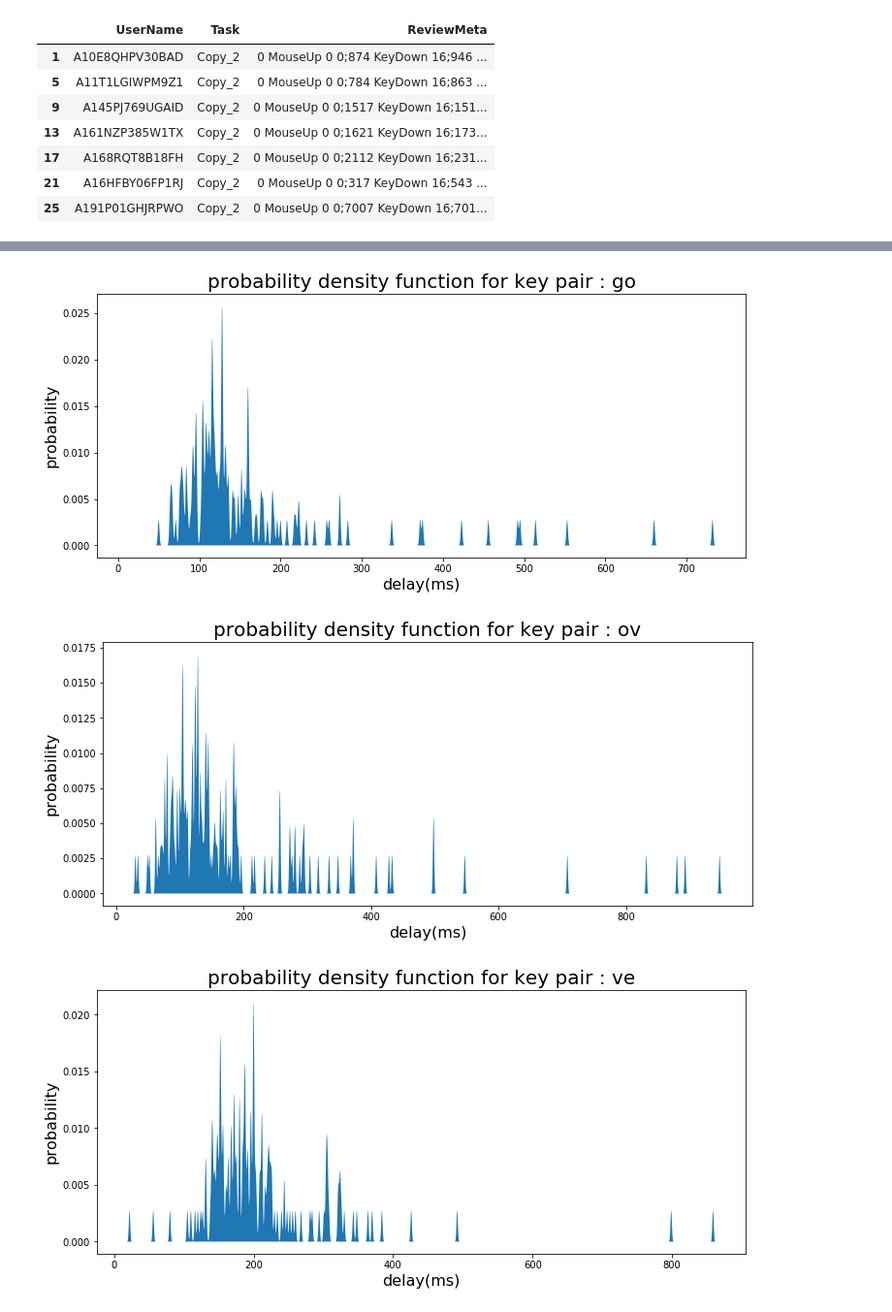
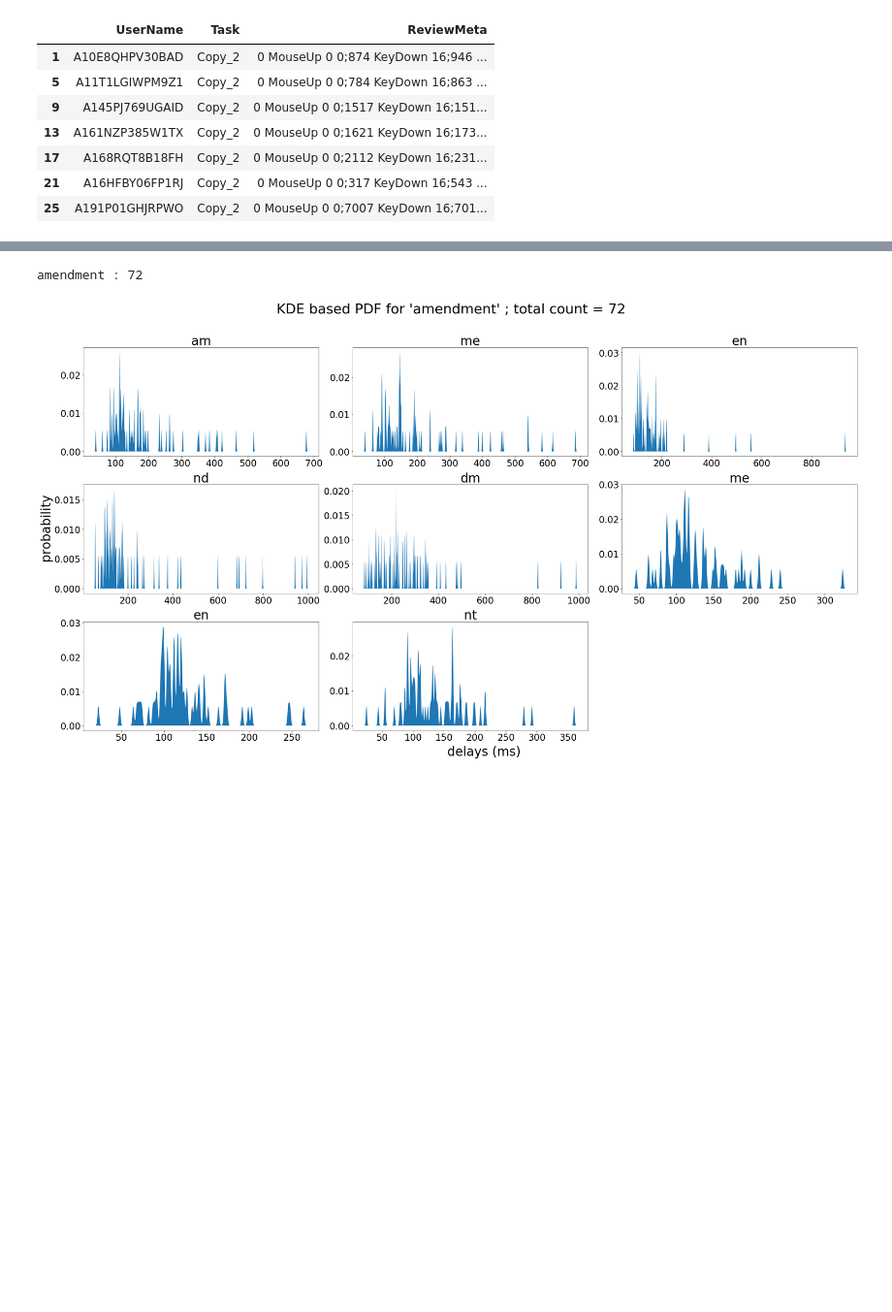
Before and after one commit to sigmaroles/keystroke-chunking, a Jupyter notebook: guncontrol_kde_pdf.ipynb, the cells around one changed output, grey strips where cells are left out. Shown: that part at 97% size. Drawn from its saved outputs; the diff is of its cells as text; code cells hidden in the pictures; blank space fills up the shorter version.

```diff
--- a/guncontrol_kde_pdf.ipynb
+++ b/guncontrol_kde_pdf.ipynb
@@ -50,38 +32,62 @@ government : 145
 # %%
+phrase = "amendment"
+
+phrase_delays = []
+
+for textIndex in range(df_filtered.shape[0]):
+    rawkd = df_filtered['ReviewMeta'].iloc[textIndex]
+    phrase_keys = get_phrases_from_rawkd(rawkd, phrase)
+    this_delays = [keypress2delays(phrase, k) for k in phrase_keys]
+
+    phrase_delays.extend(this_delays)
+
+
+phrase_delays = np.array(phrase_delays)
+print ("{} : {}".format(phrase, len(phrase_delays)))
+
+
+# ======================================
+
 models = [KernelDensity() for  x in range(phrase_delays.shape[1])]
-# for each key in the typed word..build a model
+# for each keypair in the typed word..build a model
 for i in range(phrase_delays.shape[1]):
     models[i].fit(phrase_delays[:,i].reshape(-1,1))
 
+keypairs = list(map(lambda x: x[0]+x[1], zip(phrase, phrase[1:])))
 
-keypairs = list(map(lambda x: x[0]+x[1], zip(phrase, phrase[1:])))
+typedname = phrase
+
 # find the probability density function for a key pair
-matplotlib.rcParams['figure.figsize'] = 12,5
-
-
 proba_values = []
 
+matplotlib.rcParams['figure.figsize'] = 30,17
+fig = plt.figure()
+total_plts = len(typedname)-1
+n_cols = 3
+n_rows = int(np.ceil(total_plts/n_cols)) # want 4 columns, and as many rows as required
+
 for keyIndex in range(len(phrase)-1):
-    delayspace = np.linspace(10,8000,20000)
-
+    delayspace = np.linspace(10,1000,7000)
     logprobX = models[keyIndex].score_samples(delayspace.reshape(-1,1))
     prob = np.exp(logprobX)
-
-    proba_values.append(prob)
-
-    epsilon = 0.00000001
+    epsilon = 1e-8
     nonzero_indx = prob>=epsilon
     prob_nonzero = prob[nonzero_indx]
     delayspace = delayspace[nonzero_indx]
 
-    plt.fill(delayspace,prob_nonzero)
-    #plt.fill(delayspace,prob)
+    ax1 = fig.add_subplot(n_rows,n_cols,keyIndex+1)
+    ax1.fill(delayspace,prob_nonzero)
+    ax1.set_title(keypairs[keyIndex], fontsize=33)
+    ax1.tick_params(axis='both', which='major', labelsize=24)
 
-    plt.title("probability density function for key pair : {}".format(keypairs[keyIndex]), fontsize=20)
-    plt.xlabel('delay(ms)', fontsize=16)
-    plt.ylabel('probability', fontsize=16)
-    plt.show()
+
+plt.subplots_adjust(wspace=0.9, hspace=2.8)
+fig.text(0.54, 0.01, 'delays (ms)', ha='center', fontsize=33)
+fig.text(0, 0.5, 'probability', va='center', rotation='vertical', fontsize=33)
+plt.suptitle("KDE based PDF for '{}' ; total count = {}".format(typedname, len(phrase_delays)),fontsize=36)
+plt.tight_layout(rect=[0.02, 0.03, 1, 0.92])
+plt.savefig('guncontrol__' + phrase + '_kde_subplots.png',format='png')
+plt.show()
 # %% [output]
+amendment : 72
-[figure, old version]
+[figure, new version]
-[figure, removed]
-[figure, removed]
```
Also changed, not shown: parts of 6 cells of this notebook, 21 other files.
